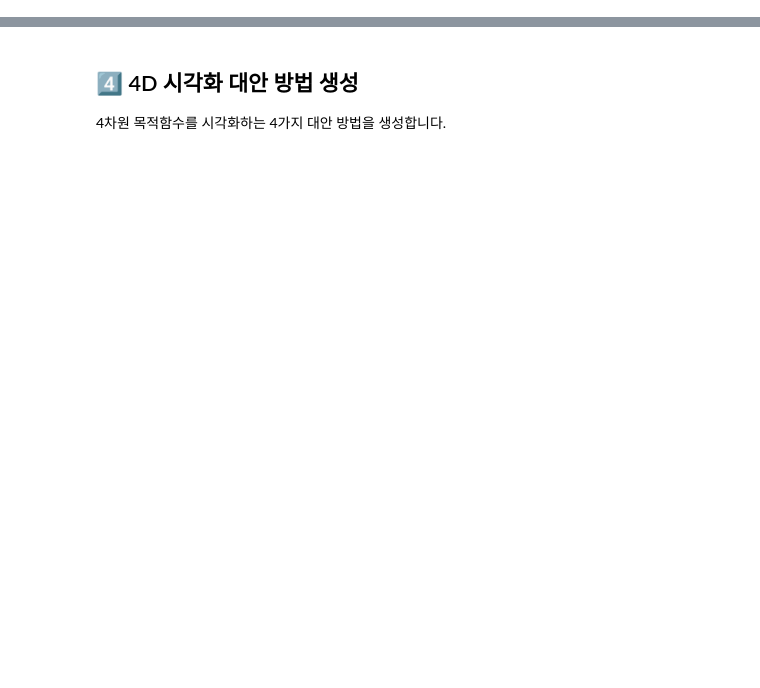
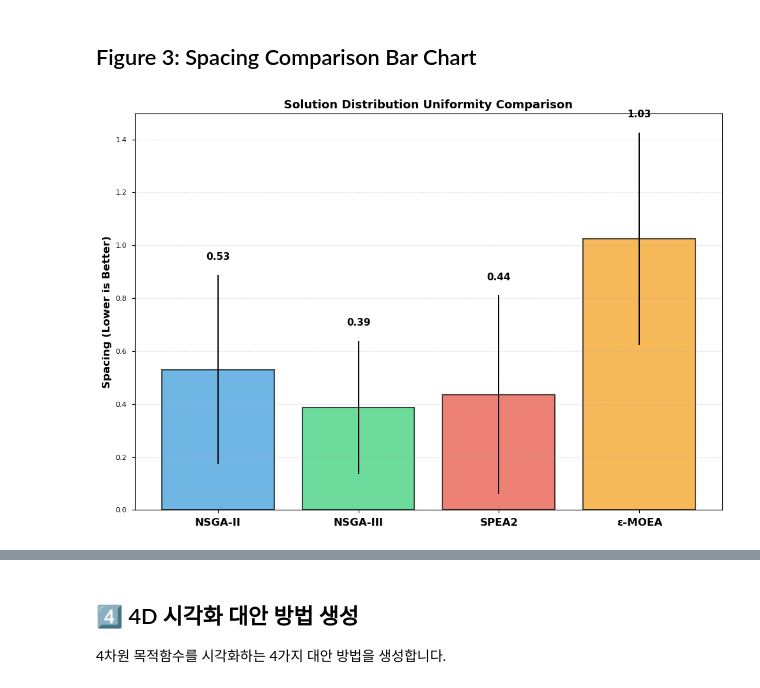
Before and after one commit to HeejeongH/Diet_optimization, a Jupyter notebook: src/visualization/generate_all_figures.ipynb, the cells around one changed output, grey strips where cells are left out. Cells and saved outputs as stored; diff of their text form; code cells hidden in the pictures; blank space fills up the shorter version.

```diff
--- a/src/visualization/generate_all_figures.ipynb
+++ b/src/visualization/generate_all_figures.ipynb
@@ -64,0 +168,31 @@ print("\n✅ 성능 지표 설명 그림 생성 완료!")
+# %% [markdown]
+## Figure 3: Spacing Comparison Bar Chart
+# %%
+fig, ax = plt.subplots(figsize=(10, 7))
+
+means = [np.mean(DATA['SPACING'][algo]) for algo in ALGORITHMS]
+stds = [np.std(DATA['SPACING'][algo]) for algo in ALGORITHMS]
+
+x = np.arange(len(ALGORITHMS))
+colors = ['#3498db', '#2ecc71', '#e74c3c', '#f39c12']
+
+bars = ax.bar(x, means, yerr=stds, capsize=5, alpha=0.7,
+                color=colors, edgecolor='black', linewidth=1.5)
+
+# Add value labels on bars
+for i, (mean, std) in enumerate(zip(means, stds)):
+    ax.text(i, mean + std + 0.05, f'{mean:.2f}',
+            ha='center', va='bottom', fontsize=11, weight='bold')
+
+# Formatting
+ax.set_xticks(x)
+ax.set_xticklabels(ALGORITHMS, fontsize=12, weight='bold')
+ax.set_ylabel('Spacing (Lower is Better)', fontsize=12, weight='bold')
+ax.set_title('Solution Distribution Uniformity Comparison',
+            fontsize=13, weight='bold')
+ax.grid(axis='y', alpha=0.3, linestyle='--')
+
+plt.tight_layout()
+plt.savefig('../../result/figures/figure3_spacing_comparison.png', dpi=300, bbox_inches='tight')
+# %% [output]
+[figure, added]
```
Also changed, not shown: parts of 31 cells of this notebook, 10 other files.
